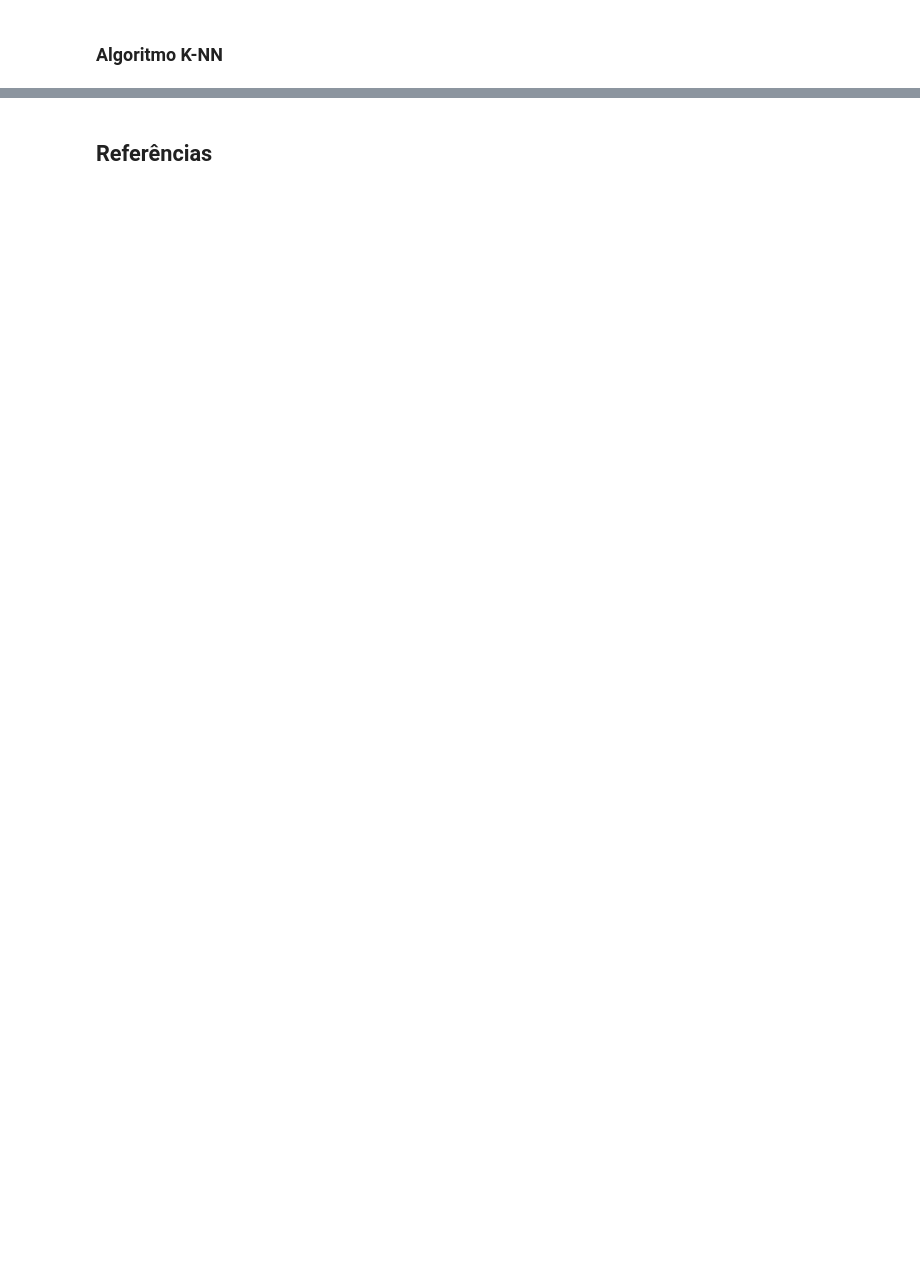
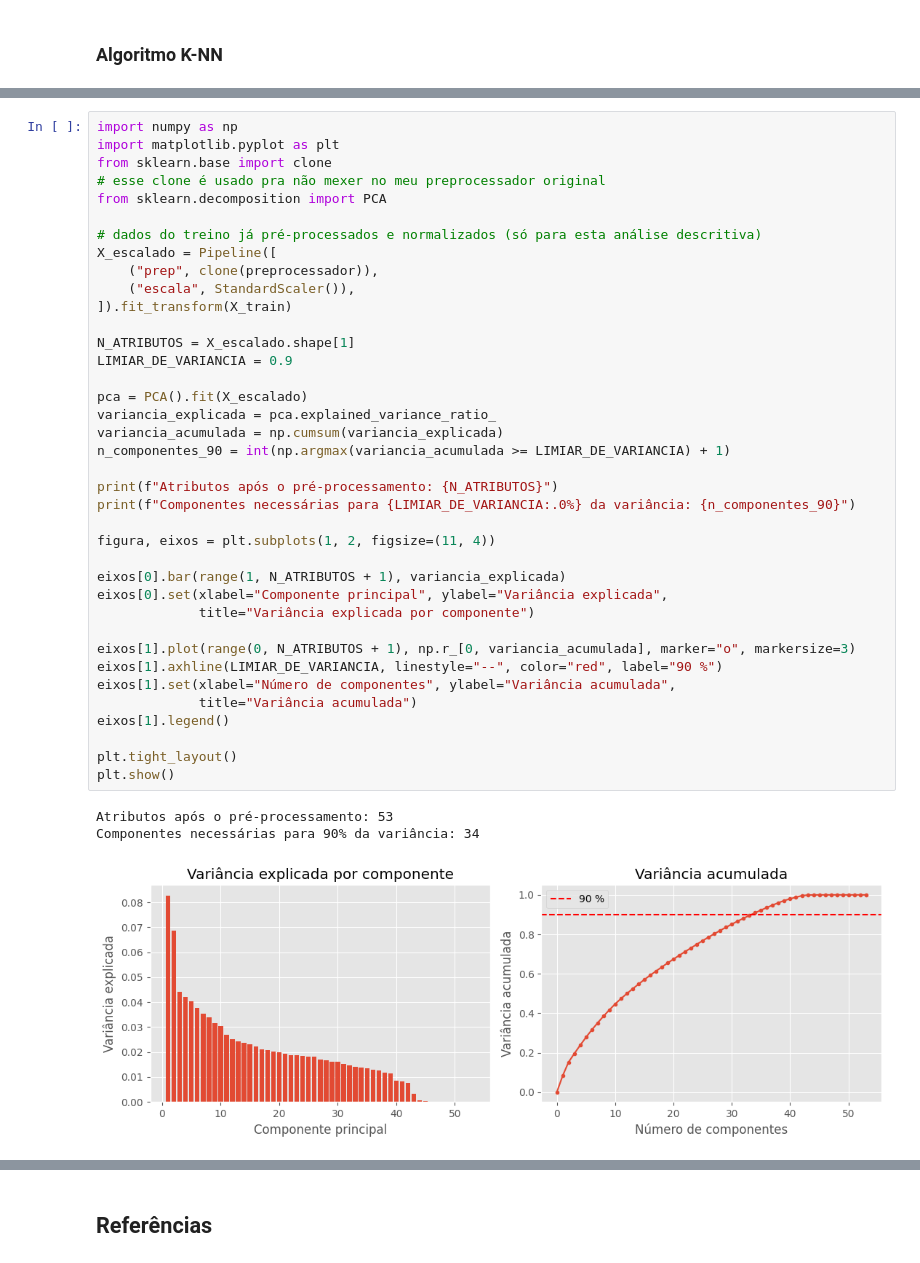
Before and after one commit to camilapangrassio/ProjetoFinal-Tiamat, a Jupyter notebook: Criatura2 (1).ipynb, the cells around one changed output, grey strips where cells are left out. Cells and saved outputs as stored; diff of their text form; blank space fills up the shorter version.

```diff
--- a/Criatura2 (1).ipynb
+++ b/Criatura2 (1).ipynb
@@ -713,0 +747,42 @@ Com isso, vamos seguir para o próximo modelo usando o algoritmo K-NN.
+# %%
+import numpy as np
+import matplotlib.pyplot as plt
+from sklearn.base import clone
+# esse clone é usado pra não mexer no meu preprocessador original
+from sklearn.decomposition import PCA
+
+# dados do treino já pré-processados e normalizados (só para esta análise descritiva)
+X_escalado = Pipeline([
+    ("prep", clone(preprocessador)),
+    ("escala", StandardScaler()),
+]).fit_transform(X_train)
+
+N_ATRIBUTOS = X_escalado.shape[1]
+LIMIAR_DE_VARIANCIA = 0.9
+
+pca = PCA().fit(X_escalado)
+variancia_explicada = pca.explained_variance_ratio_
+variancia_acumulada = np.cumsum(variancia_explicada)
+n_componentes_90 = int(np.argmax(variancia_acumulada >= LIMIAR_DE_VARIANCIA) + 1)
+
+print(f"Atributos após o pré-processamento: {N_ATRIBUTOS}")
+print(f"Componentes necessárias para {LIMIAR_DE_VARIANCIA:.0%} da variância: {n_componentes_90}")
+
+figura, eixos = plt.subplots(1, 2, figsize=(11, 4))
+
+eixos[0].bar(range(1, N_ATRIBUTOS + 1), variancia_explicada)
+eixos[0].set(xlabel="Componente principal", ylabel="Variância explicada",
+             title="Variância explicada por componente")
+
+eixos[1].plot(range(0, N_ATRIBUTOS + 1), np.r_[0, variancia_acumulada], marker="o", markersize=3)
+eixos[1].axhline(LIMIAR_DE_VARIANCIA, linestyle="--", color="red", label="90 %")
+eixos[1].set(xlabel="Número de componentes", ylabel="Variância acumulada",
+             title="Variância acumulada")
+eixos[1].legend()
+
+plt.tight_layout()
+plt.show()
+# %% [output]
+Atributos após o pré-processamento: 53
+Componentes necessárias para 90% da variância: 34
+[figure, added]
```
Also changed, not shown: parts of 49 cells of this notebook.
